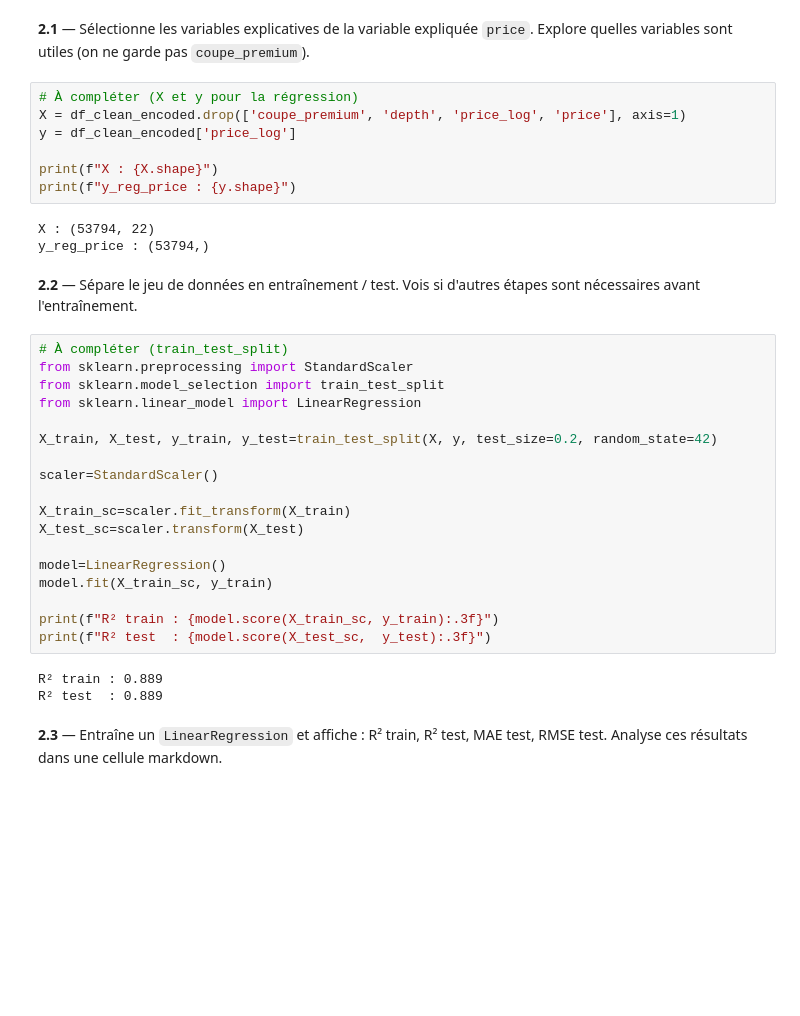
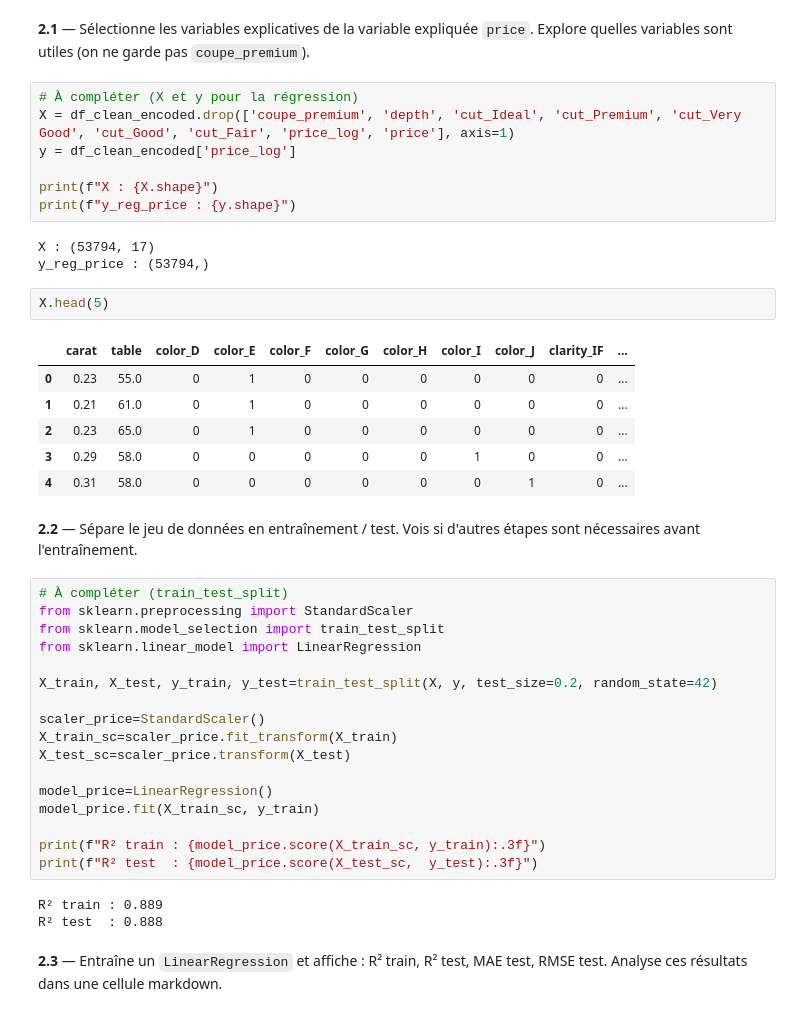
Before and after one commit to clawyunkai/brief_diamondscope, a Jupyter notebook: Christophe_brief_diamondscope_retravaille.ipynb, the cells around one changed output. Drawn from its saved outputs; the diff is of its cells as text; blank space fills up the shorter version.

```diff
--- a/Christophe_brief_diamondscope_retravaille.ipynb
+++ b/Christophe_brief_diamondscope_retravaille.ipynb
@@ -397,14 +226,23 @@ Modèle classification sauvegardé.
 **2.1** — Sélectionne les variables explicatives de la variable expliquée `price`. Explore quelles variables sont utiles (on ne garde pas `coupe_premium`).
 # %%
 # À compléter (X et y pour la régression)
-X = df_clean_encoded.drop(['coupe_premium', 'depth', 'price_log', 'price'], axis=1)
+X = df_clean_encoded.drop(['coupe_premium', 'depth', 'cut_Ideal', 'cut_Premium', 'cut_Very Good', 'cut_Good', 'cut_Fair', 'price_log', 'price'], axis=1)
 y = df_clean_encoded['price_log']
 
 print(f"X : {X.shape}")
 print(f"y_reg_price : {y.shape}")
 # %% [output]
-X : (53794, 22)
+X : (53794, 17)
 y_reg_price : (53794,)
+# %%
+X.head(5)
+# %% [output]
+|  | carat | table | color_D | color_E | color_F | color_G | color_H | color_I | color_J | clarity_IF | ... |
+| 0 | 0.23 | 55.0 | 0 | 1 | 0 | 0 | 0 | 0 | 0 | 0 | ... |
+| 1 | 0.21 | 61.0 | 0 | 1 | 0 | 0 | 0 | 0 | 0 | 0 | ... |
+| 2 | 0.23 | 65.0 | 0 | 1 | 0 | 0 | 0 | 0 | 0 | 0 | ... |
+| 3 | 0.29 | 58.0 | 0 | 0 | 0 | 0 | 0 | 1 | 0 | 0 | ... |
+| 4 | 0.31 | 58.0 | 0 | 0 | 0 | 0 | 0 | 0 | 1 | 0 | ... |
 # %% [markdown]
 **2.2** — Sépare le jeu de données en entraînement / test. Vois si d'autres étapes sont nécessaires avant l'entraînement.
 # %%
@@ -415,18 +253,17 @@ from sklearn.linear_model import LinearRegression
 
 X_train, X_test, y_train, y_test=train_test_split(X, y, test_size=0.2, random_state=42)
 
-scaler=StandardScaler()
+scaler_price=StandardScaler()
+X_train_sc=scaler_price.fit_transform(X_train)
+X_test_sc=scaler_price.transform(X_test)
 
-X_train_sc=scaler.fit_transform(X_train)
-X_test_sc=scaler.transform(X_test)
+model_price=LinearRegression()
+model_price.fit(X_train_sc, y_train)
 
-model=LinearRegression()
-model.fit(X_train_sc, y_train)
-
-print(f"R² train : {model.score(X_train_sc, y_train):.3f}")
-print(f"R² test  : {model.score(X_test_sc,  y_test):.3f}")
+print(f"R² train : {model_price.score(X_train_sc, y_train):.3f}")
+print(f"R² test  : {model_price.score(X_test_sc,  y_test):.3f}")
 # %% [output]
 R² train : 0.889
-R² test  : 0.889
+R² test  : 0.888
 # %% [markdown]
 **2.3** — Entraîne un `LinearRegression` et affiche : R² train, R² test, MAE test, RMSE test. Analyse ces résultats dans une cellule markdown.
```
Also changed, not shown: parts of 19 cells of this notebook, 8 other files.
